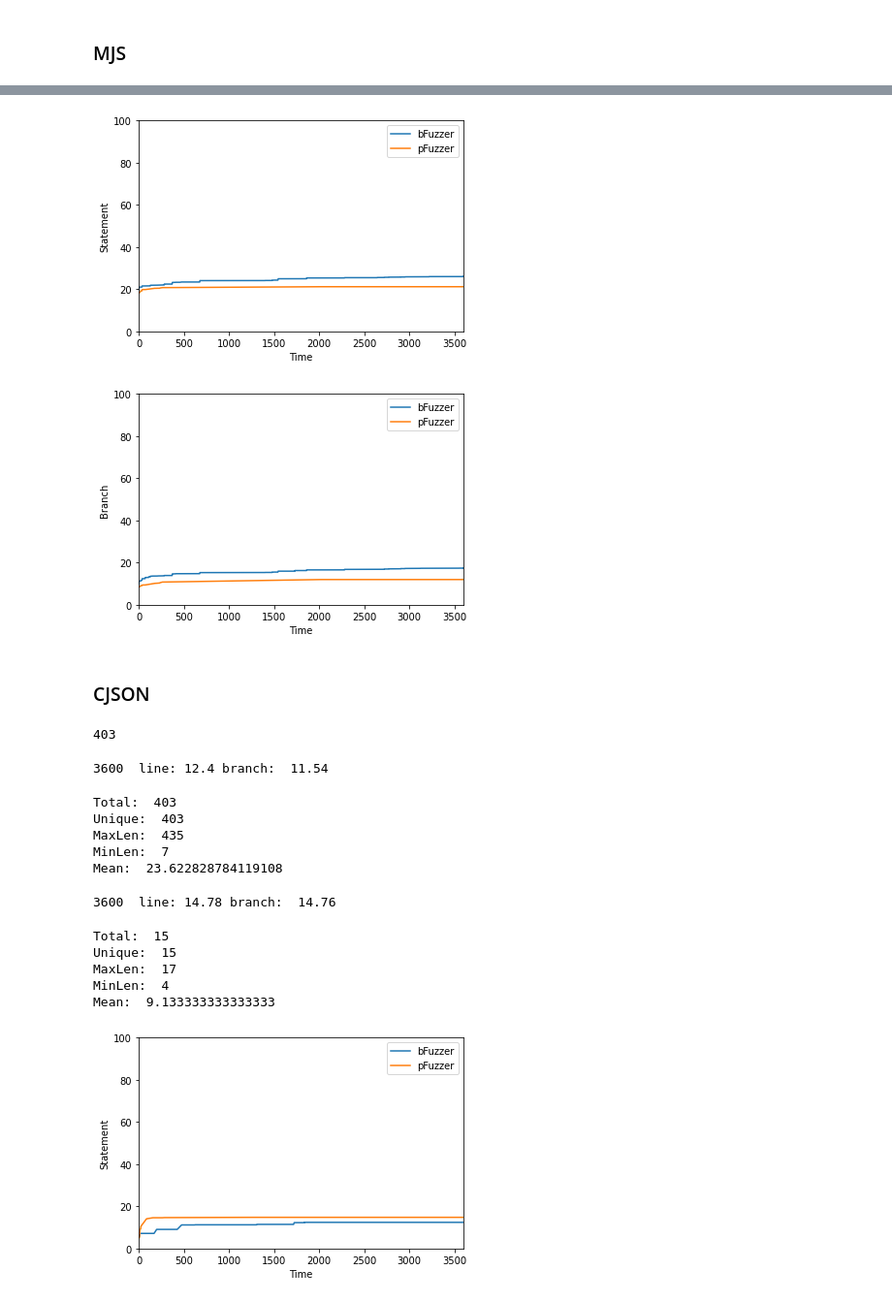
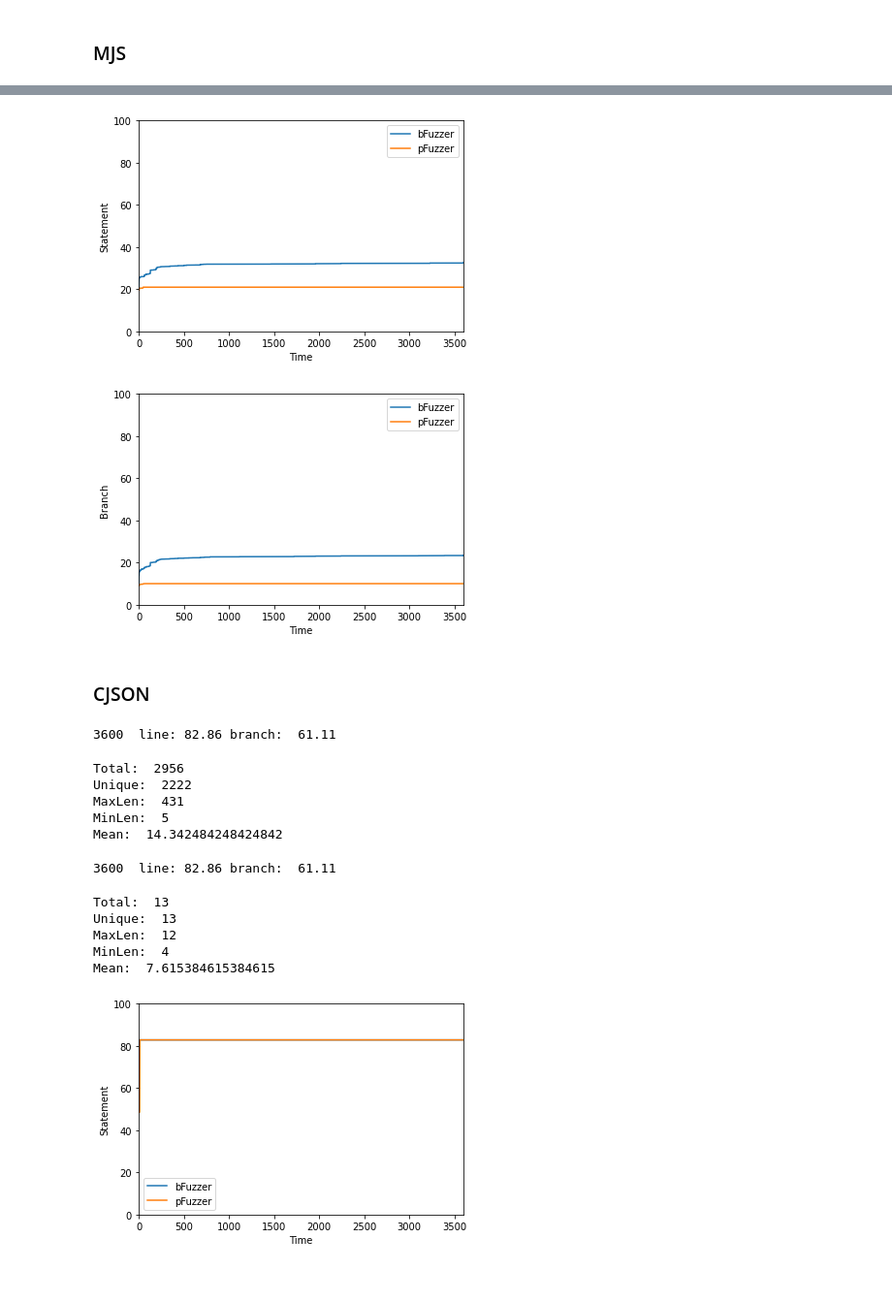
Before and after one commit to vrthra/bFuzzer, a Jupyter notebook: Analyze.ipynb, the cells around one changed output, grey strips where cells are left out. Shown at 97% size. Drawn from its saved outputs; the diff is of its cells as text; code cells hidden in the pictures.

```diff
--- a/Analyze.ipynb
+++ b/Analyze.ipynb
@@ -499,5 +591,5 @@ Mean:  7
 # %%
-plt.plot(mjs_time, mjs_line, label='bFuzzer')
+plt.plot(bmjs_time, bmjs_line, label='bFuzzer')
 plt.plot(pmjs_time, pmjs_line, label='pFuzzer')
 plt.ylabel('Statement')
 plt.xlabel('Time')
@@ -506,9 +598,9 @@ plt.axis([0, 3600, 0, 100])
 plt.legend()
 zoom(plt, 'mjs-s')
 # %% [output]
-[figure, old version]
+[figure, new version]
 # %%
-plt.plot(mjs_time, mjs_branch, label='bFuzzer')
+plt.plot(bmjs_time, bmjs_branch, label='bFuzzer')
 plt.plot(pmjs_time, pmjs_branch, label='pFuzzer')
 plt.ylabel('Branch')
 plt.xlabel('Time')
@@ -517,46 +609,42 @@ plt.axis([0, 3600, 0, 100])
 plt.legend()
 zoom(plt, 'mjs-b')
 # %% [output]
-[figure, old version]
+[figure, new version]
 # %% [markdown]
 ### CJSON
-# %%
-len(cjson_lst)
-# %% [output]
-403
-# %%
-cjson_outputs, cjson_time, cjson_line, cjson_branch = read_cov_data('build/results_cjson.json')
-# %% [output]
-3600  line: 12.4 branch:  11.54
+# %%
+bcjson_outputs, bcjson_time, bcjson_line, bcjson_branch = read_cov_data('data/bfuzzer_cjson.json')
+# %% [output]
+3600  line: 82.86 branch:  61.11
 # %%
-stats(cjson_outputs)
+stats(bcjson_outputs)
 # %% [output]
-Total:  403
-Unique:  403
-MaxLen:  435
-MinLen:  7
-Mean:  23.622828784119108
+Total:  2956
+Unique:  2222
+MaxLen:  431
+MinLen:  5
+Mean:  14.342484248424842
 # %%
-pcjson_outputs, pcjson_time, pcjson_line, pcjson_branch = read_cov_data('pfuzzer/results_cjson.json')
+pcjson_outputs, pcjson_time, pcjson_line, pcjson_branch = read_cov_data('data/pfuzzer_cjson.json')
 # %% [output]
-3600  line: 14.78 branch:  14.76
+3600  line: 82.86 branch:  61.11
 # %%
 stats(pcjson_outputs)
 # %% [output]
-Total:  15
-Unique:  15
-MaxLen:  17
+Total:  13
+Unique:  13
+MaxLen:  12
 MinLen:  4
-Mean:  9.133333333333333
+Mean:  7.615384615384615
 # %%
-plt.plot(cjson_time, cjson_line, label='bFuzzer')
+plt.plot(bcjson_time, bcjson_line, label='bFuzzer')
 plt.plot(pcjson_time, pcjson_line, label='pFuzzer')
 plt.ylabel('Statement')
 plt.xlabel('Time')
 #plt.title('CJSON Cumulative Statement Coverage')
 plt.axis([0, 3600, 0, 100])
 plt.legend()
 zoom(plt, 'cjson-s')
 # %% [output]
-[figure, old version]
+[figure, new version]
 # %%
```
Also changed, not shown: parts of 101 cells of this notebook.
